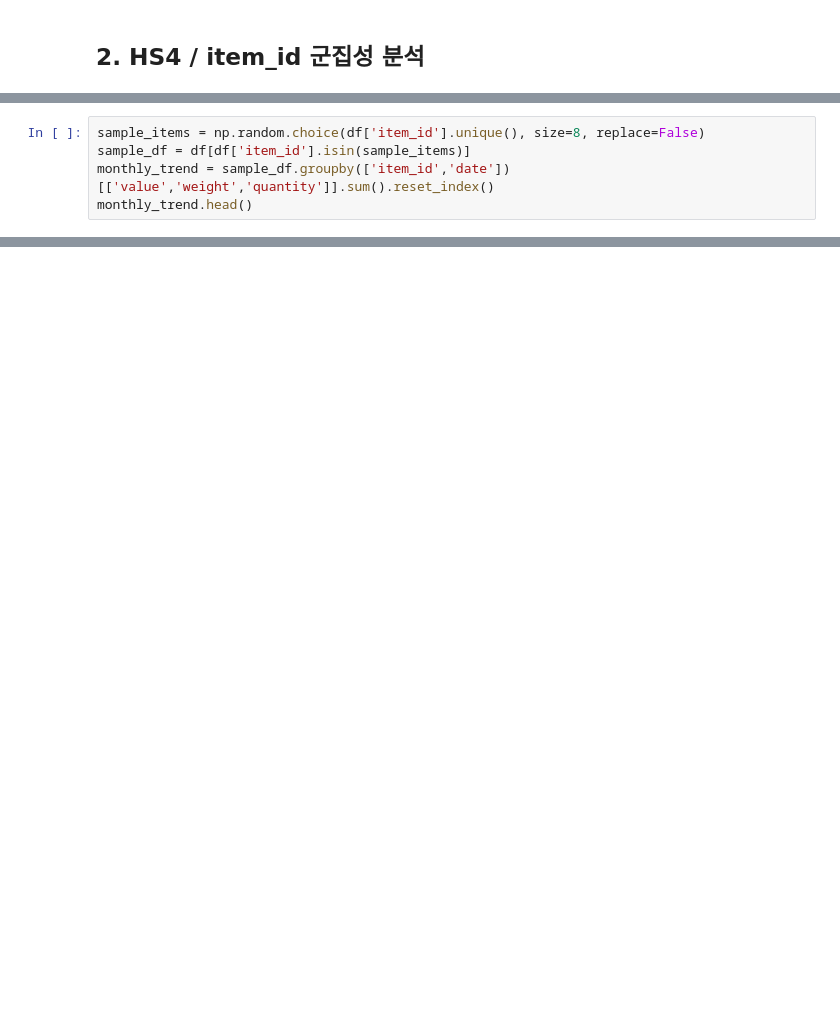
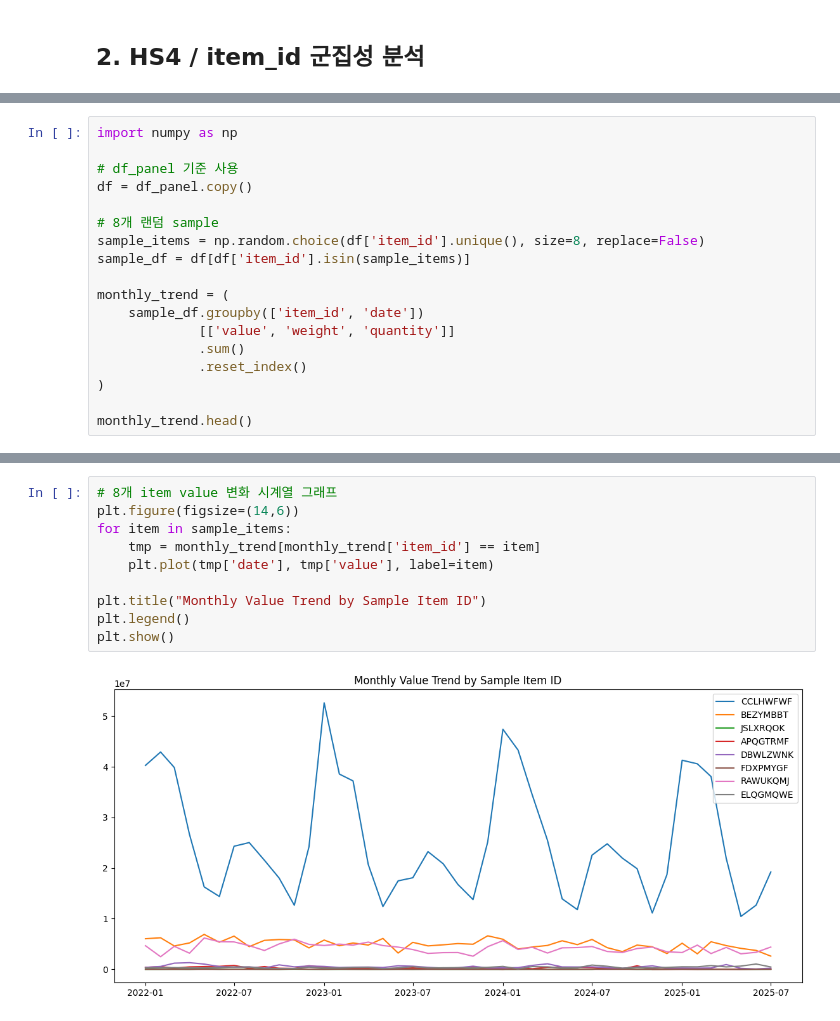
Before and after one commit to hazelJung/trade-comovement, a Jupyter notebook: trade_eda.ipynb, the cells around one changed output, grey strips where cells are left out. Drawn from its saved outputs; the diff is of its cells as text; blank space fills up the shorter version.

```diff
--- a/trade_eda.ipynb
+++ b/trade_eda.ipynb
@@ -143,5 +318,18 @@ hs4_summary.head(), hs4_qty_rate.head()
 # %%
+import numpy as np
+
+# df_panel 기준 사용
+df = df_panel.copy()
+
+# 8개 랜덤 sample
 sample_items = np.random.choice(df['item_id'].unique(), size=8, replace=False)
 sample_df = df[df['item_id'].isin(sample_items)]
-monthly_trend = sample_df.groupby(['item_id','date'])[['value','weight','quantity']].sum().reset_index()
+
+monthly_trend = (
+    sample_df.groupby(['item_id', 'date'])
+             [['value', 'weight', 'quantity']]
+             .sum()
+             .reset_index()
+)
+
 monthly_trend.head()
@@ -147,0 +343,12 @@ monthly_trend.head()
+# %%
+# 8개 item value 변화 시계열 그래프
+plt.figure(figsize=(14,6))
+for item in sample_items:
+    tmp = monthly_trend[monthly_trend['item_id'] == item]
+    plt.plot(tmp['date'], tmp['value'], label=item)
+
+plt.title("Monthly Value Trend by Sample Item ID")
+plt.legend()
+plt.show()
+# %% [output]
+[figure, added]
```
Also changed, not shown: parts of 26 cells of this notebook.
